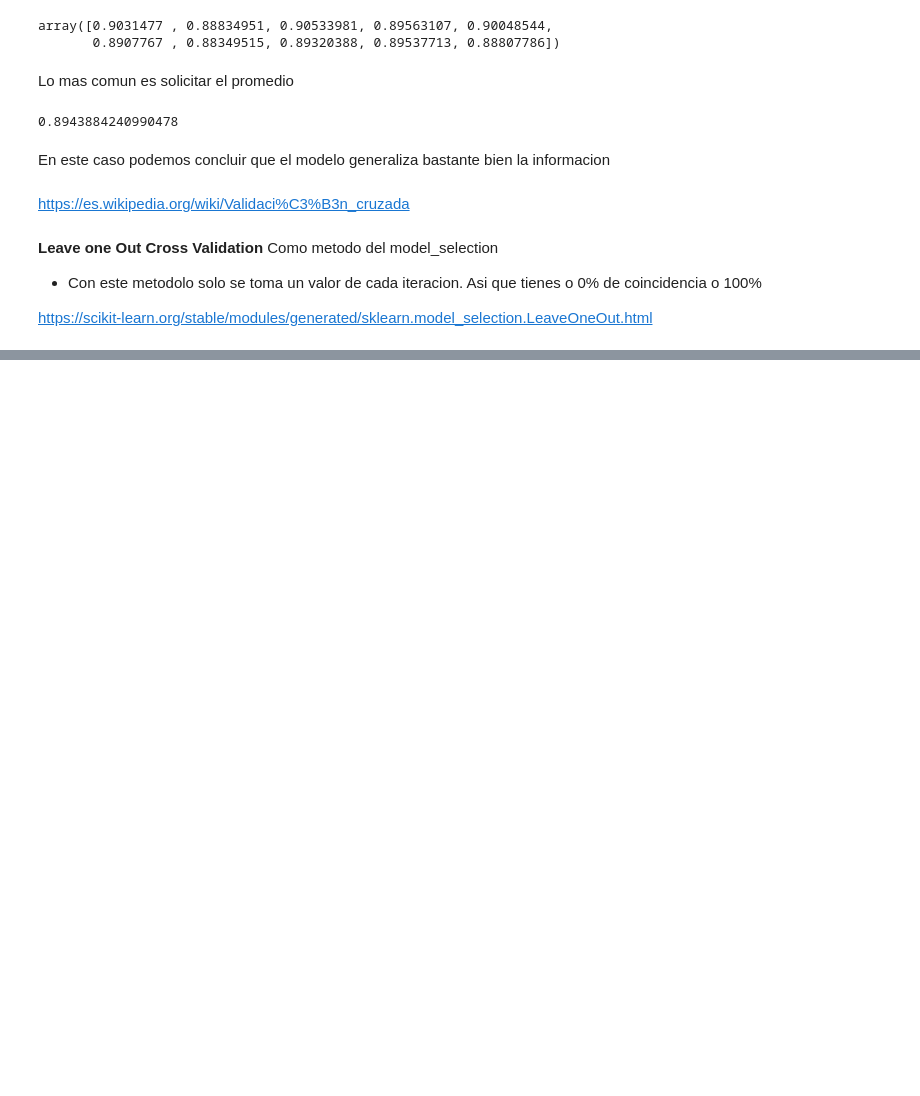
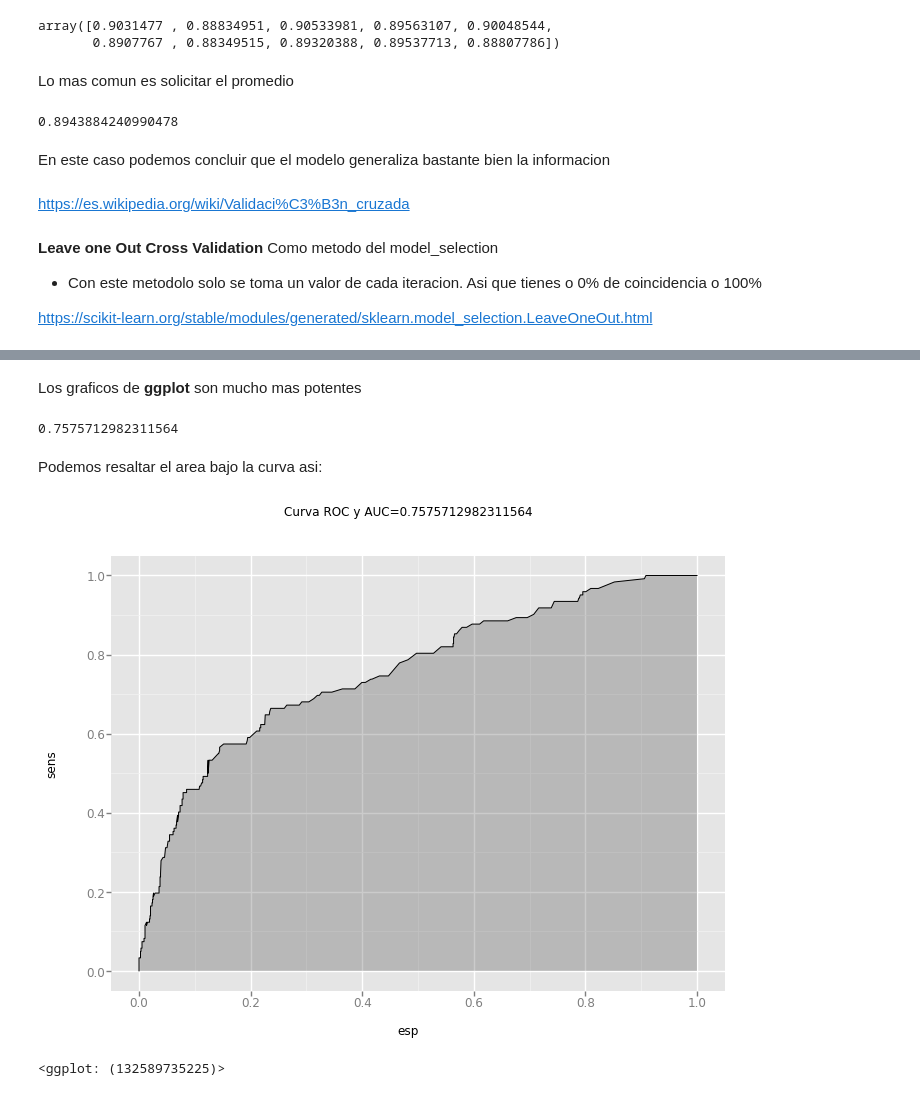
Before and after one commit to Karenahv/python-ml-curso, a Jupyter notebook: notebooks/T5 - 3 - Logistic Regression - Implementación con Python.ipynb, the cells around one changed output, grey strips where cells are left out. Cells and saved outputs as stored; diff of their text form; code cells hidden in the pictures; blank space fills up the shorter version.

```diff
--- a/notebooks/T5 - 3 - Logistic Regression - Implementación con Python.ipynb
+++ b/notebooks/T5 - 3 - Logistic Regression - Implementación con Python.ipynb
@@ -716,0 +907,14 @@ https://scikit-learn.org/stable/modules/generated/sklearn.model_selection.LeaveO
+# %% [markdown]
+Los graficos de **ggplot** son mucho mas potentes
+# %%
+auc = metrics.auc(espc_1, sensit)
+auc #area entre la curva y diagonal
+# %% [output]
+0.7575712982311564
+# %% [markdown]
+Podemos resaltar el area bajo la curva asi:
+# %%
+ggplot(df, aes(x="esp", y="sens")) + geom_area(alpha=0.25)+geom_line(aes(y="sens"))+ggtitle("Curva ROC y AUC=%s"%str(auc))
+# %% [output]
+[figure, added]
+<ggplot: (132589735225)>
```
Also changed, not shown: parts of 30 cells of this notebook, 3 other files.
